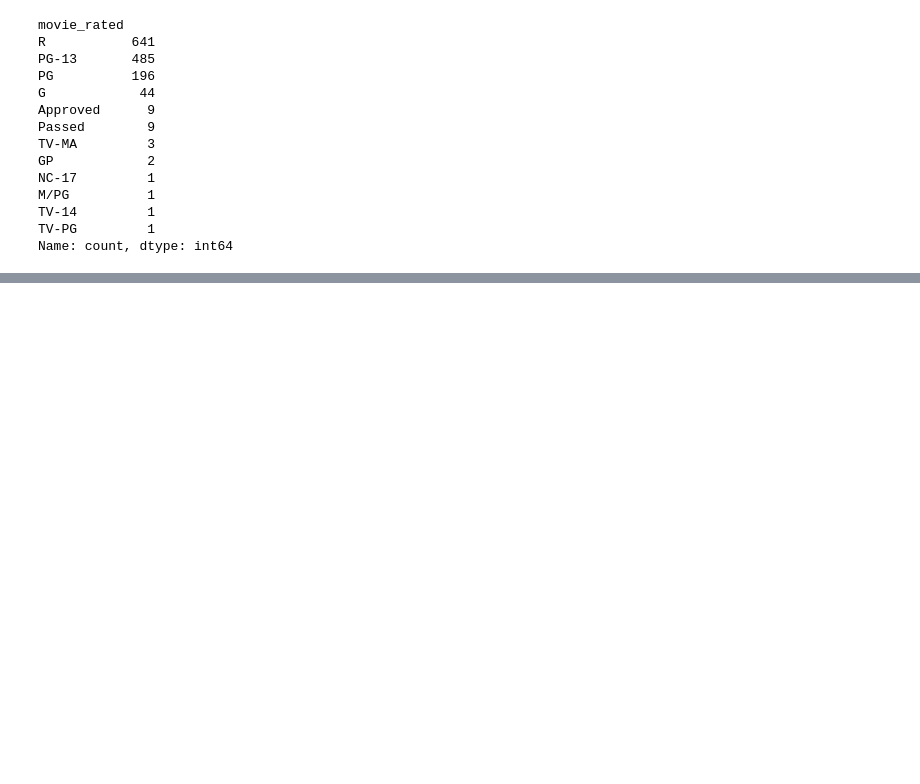
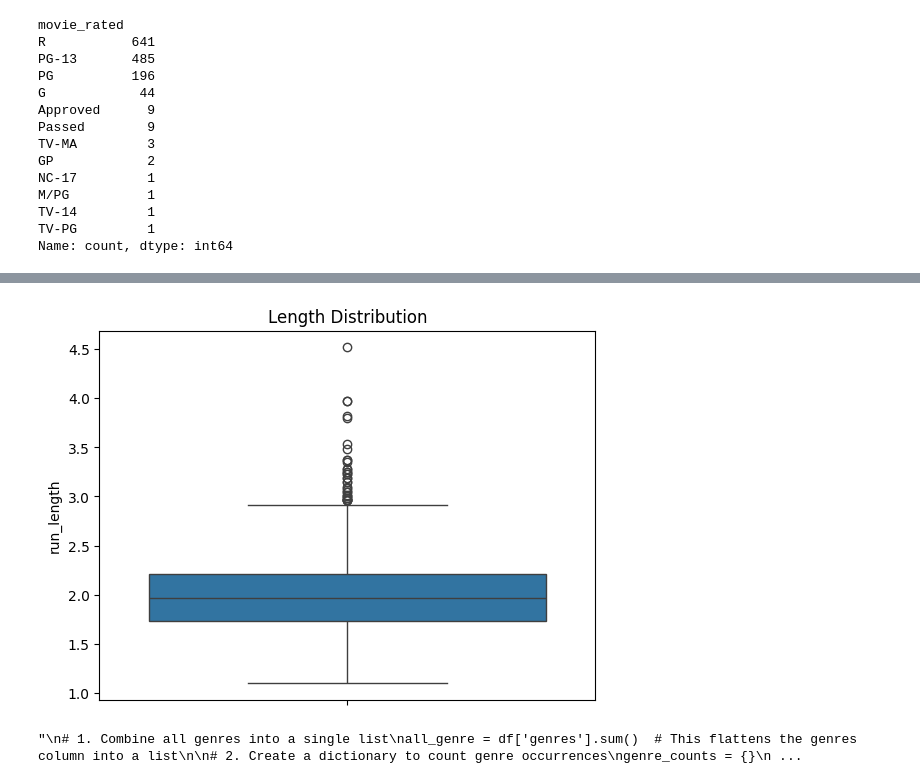
Before and after one commit to Jay-Thoriya/All-ML-Models, a Jupyter notebook: archive/multiclass_genre_prediction.ipynb, the cells around one changed output, grey strips where cells are left out. Cells and saved outputs as stored; diff of their text form; code cells hidden in the pictures; blank space fills up the shorter version.

```diff
--- a/archive/multiclass_genre_prediction.ipynb
+++ b/archive/multiclass_genre_prediction.ipynb
@@ -323,0 +379,33 @@ Name: count, dtype: int64
+# %%
+sns.boxplot(df['run_length'])
+plt.title("Length Distribution")
+plt.show()
+# %% [output]
+[figure, added]
+# %%
+'''
+# 1. Combine all genres into a single list
+all_genre = df['genres'].sum()  # This flattens the genres column into a list
+
+# 2. Create a dictionary to count genre occurrences
+genre_counts = {}
+for genre in all_genre:
+  if genre in genre_counts:
+    genre_counts[genre] += 1  # Increment count if genre already exists
+  else:
+    genre_counts[genre] = 1  # Add genre with count 1 if new
+
+# 3. Extract genre names and counts as separate lists
+genre_names = list(genre_counts.keys())
+genre_values = list(genre_counts.values())
+
+# Rest of the code remains the same (using matplotlib and seaborn):
+
+plt.figure(figsize=(15,5))
+sns.barplot(x = genre_names, y = genre_values, palette = 'rocket')
+plt.xticks(rotation = 45)
+plt.title('Genres Count')
+plt.show()
+'''
+# %% [output]
+"\n# 1. Combine all genres into a single list\nall_genre = df['genres'].sum()  # This flattens the genres column into a list\n\n# 2. Create a dictionary to count genre occurrences\ngenre_counts = {}\n ...
```
Also changed, not shown: parts of 11 cells of this notebook.
